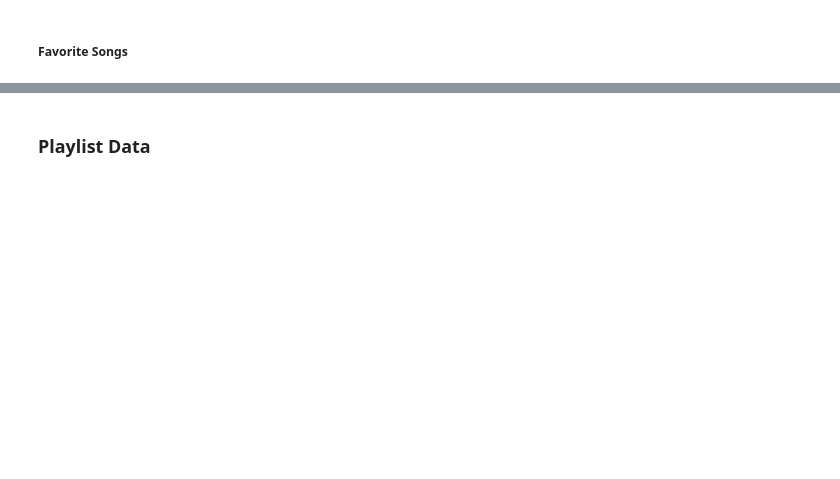
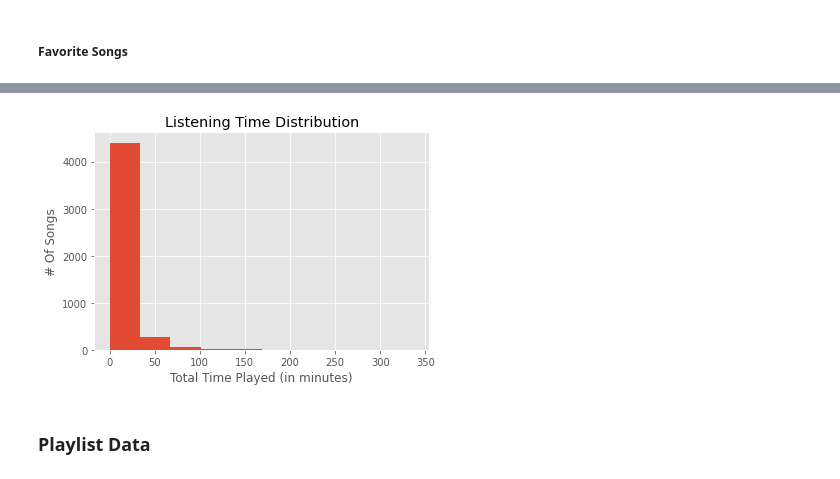
Before and after one commit to llluns/spotify_data_analysis, a Jupyter notebook: Spotify_Data_Preprocessing.ipynb, the cells around one changed output, grey strips where cells are left out. Drawn from its saved outputs; the diff is of its cells as text; code cells hidden in the pictures; blank space fills up the shorter version.

```diff
--- a/Spotify_Data_Preprocessing.ipynb
+++ b/Spotify_Data_Preprocessing.ipynb
@@ -40,9 +39,9 @@ import numpy
 ### Streaming History  <a class="anchor" id="b"></a>
 # %%
 #reading data directly into pandas dataframe from json
-df0 = pd.read_json('drive/MyDrive/my_spotify_data/StreamingHistory0.json')
-df1 = pd.read_json('drive/MyDrive/my_spotify_data/StreamingHistory1.json')
-df2 = pd.read_json('drive/MyDrive/my_spotify_data/StreamingHistory2.json')
+df0 = pd.read_json('my_spotify_data/StreamingHistory0.json')
+df1 = pd.read_json('my_spotify_data/StreamingHistory1.json')
+df2 = pd.read_json('my_spotify_data/StreamingHistory2.json')
 
 #concatenating df's into a central df
 df = pd.concat([df0, df1, df2])
@@ -97,3 +146,19 @@ df_time.head(5)
+# %%
+%matplotlib inline
+plt.style.use('ggplot')
+
+x = list(df_time.head(10)['id'])
+y = list(df_time.head(10)['hrsPlayed'])
+x_pos = [i for i, _ in enumerate(x)]
+
+plt.hist(df_time['minsPlayed'])
+plt.xlabel("Total Time Played (in minutes)")
+plt.ylabel("# Of Songs")
+plt.title("Listening Time Distribution")
+
+plt.show()
+# %% [output]
+[figure, added]
 # %% [markdown]
 ### Playlist Data <a class="anchor" id="c"></a>
 # %%
```
Also changed, not shown: parts of 32 cells of this notebook, 2 other files.
